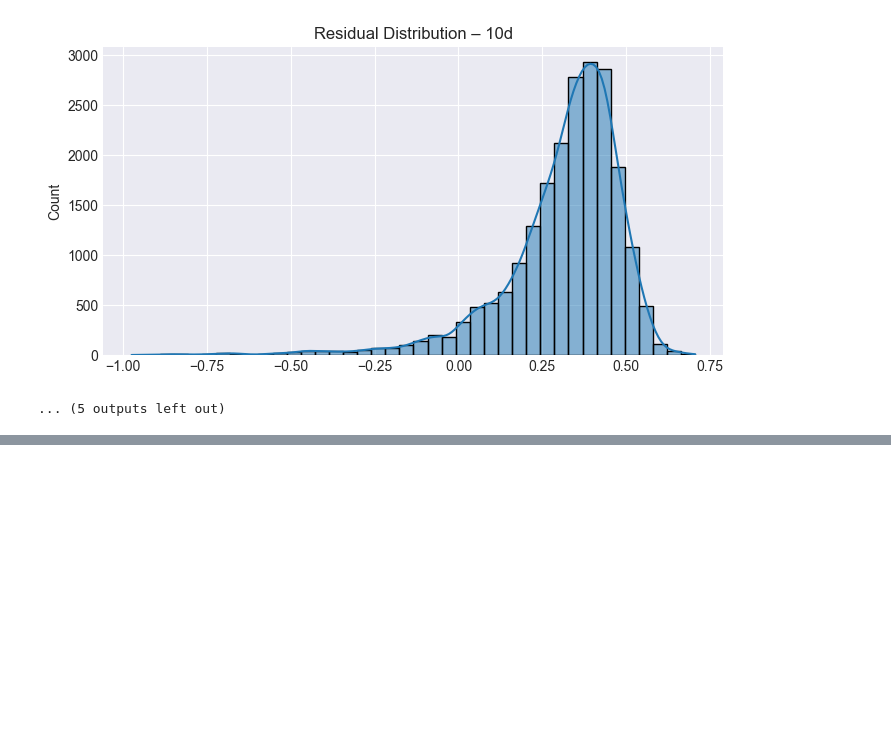
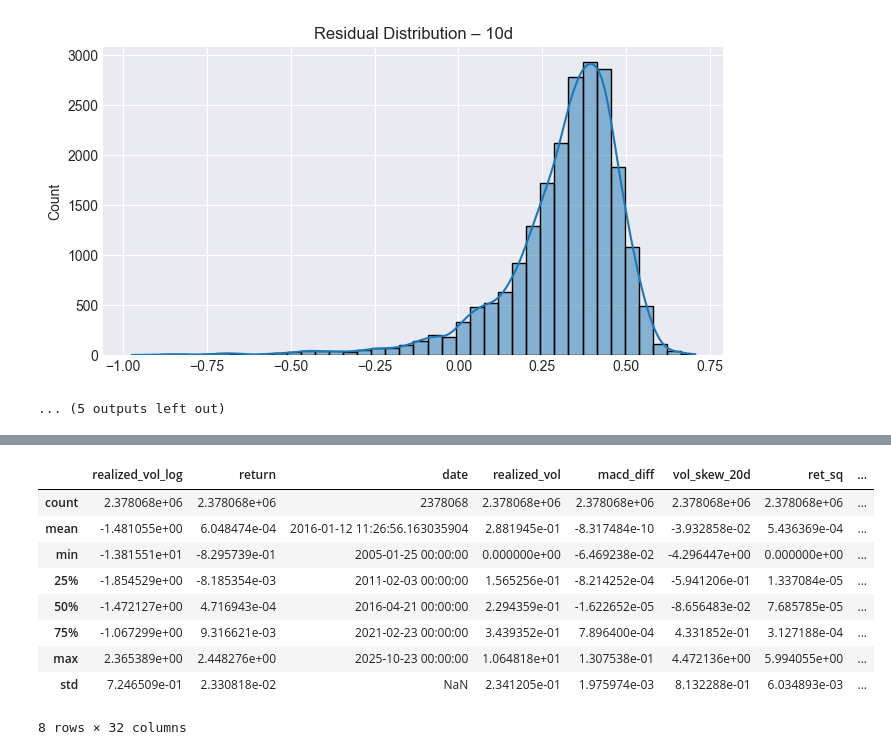
Before and after one commit to rahulmkarthik/VolSense, a Jupyter notebook: notebooks/test_api.ipynb, the cells around one changed output, grey strips where cells are left out. Drawn from its saved outputs; the diff is of its cells as text; code cells hidden in the pictures; blank space fills up the shorter version.

```diff
--- a/notebooks/test_api.ipynb
+++ b/notebooks/test_api.ipynb
@@ -372,0 +346,13 @@ except Exception as e:
+# %%
+df.describe()
+# %% [output]
+|  | realized_vol_log | return | date | realized_vol | macd_diff | vol_skew_20d | ret_sq | ... |
+| count | 2.378068e+06 | 2.378068e+06 | 2378068 | 2.378068e+06 | 2.378068e+06 | 2.378068e+06 | 2.378068e+06 | ... |
+| mean | -1.481055e+00 | 6.048474e-04 | 2016-01-12 11:26:56.163035904 | 2.881945e-01 | -8.317484e-10 | -3.932858e-02 | 5.436369e-04 | ... |
+| min | -1.381551e+01 | -8.295739e-01 | 2005-01-25 00:00:00 | 0.000000e+00 | -6.469238e-02 | -4.296447e+00 | 0.000000e+00 | ... |
+| 25% | -1.854529e+00 | -8.185354e-03 | 2011-02-03 00:00:00 | 1.565256e-01 | -8.214252e-04 | -5.941206e-01 | 1.337084e-05 | ... |
+| 50% | -1.472127e+00 | 4.716943e-04 | 2016-04-21 00:00:00 | 2.294359e-01 | -1.622652e-05 | -8.656483e-02 | 7.685785e-05 | ... |
+| 75% | -1.067299e+00 | 9.316621e-03 | 2021-02-23 00:00:00 | 3.439352e-01 | 7.896400e-04 | 4.331852e-01 | 3.127188e-04 | ... |
+| max | 2.365389e+00 | 2.448276e+00 | 2025-10-23 00:00:00 | 1.064818e+01 | 1.307538e-01 | 4.472136e+00 | 5.994055e+00 | ... |
+| std | 7.246509e-01 | 2.330818e-02 | NaN | 2.341205e-01 | 1.975974e-03 | 8.132288e-01 | 6.034893e-03 | ... |
+8 rows × 32 columns
```
Also changed, not shown: parts of 6 cells of this notebook, 1 other file.
